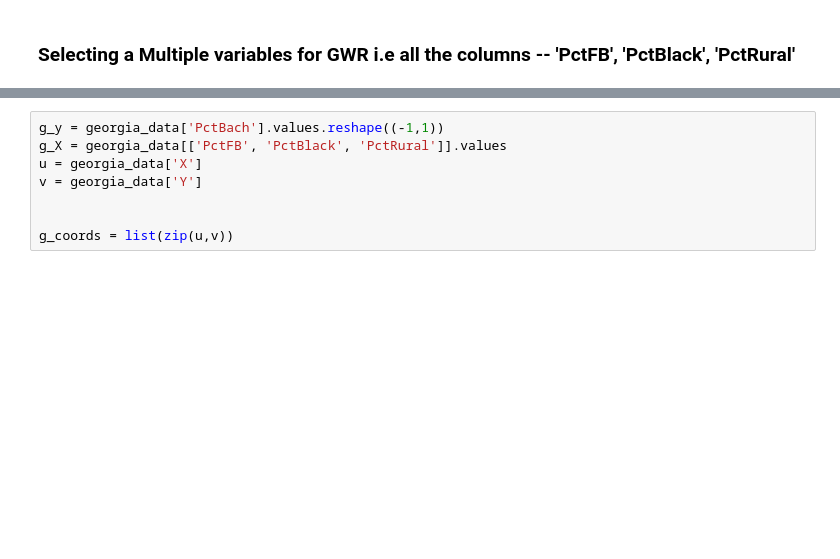
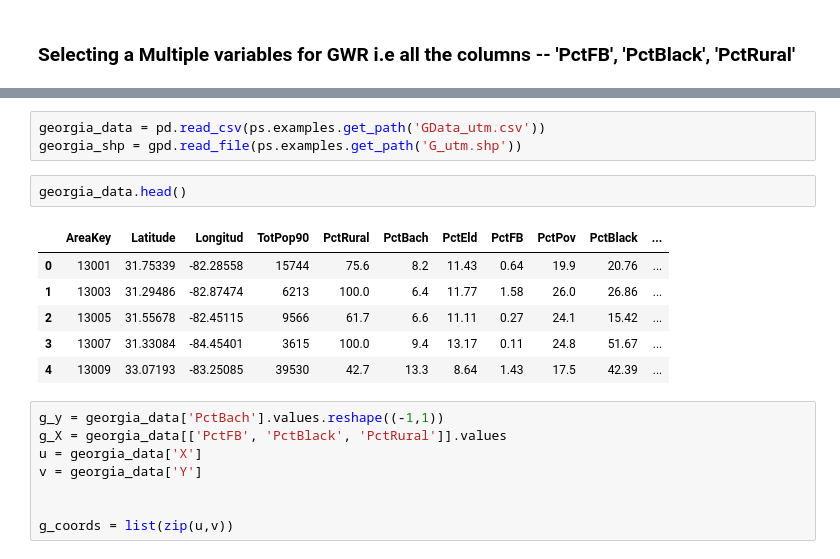
Before and after one commit to marquisvictor/GeogWCC, a Jupyter notebook: GWCC-2.ipynb, the cells around one changed output, grey strips where cells are left out. Drawn from its saved outputs; the diff is of its cells as text; blank space fills up the shorter version.

```diff
--- a/GWCC-2.ipynb
+++ b/GWCC-2.ipynb
@@ -71,3 +79,15 @@ print(f'{corr:.2f}') # to 2 d.p
+# %%
+georgia_data = pd.read_csv(ps.examples.get_path('GData_utm.csv'))
+georgia_shp = gpd.read_file(ps.examples.get_path('G_utm.shp'))
+# %%
+georgia_data.head()
+# %% [output]
+|  | AreaKey | Latitude | Longitud | TotPop90 | PctRural | PctBach | PctEld | PctFB | PctPov | PctBlack | ... |
+| 0 | 13001 | 31.75339 | -82.28558 | 15744 | 75.6 | 8.2 | 11.43 | 0.64 | 19.9 | 20.76 | ... |
+| 1 | 13003 | 31.29486 | -82.87474 | 6213 | 100.0 | 6.4 | 11.77 | 1.58 | 26.0 | 26.86 | ... |
+| 2 | 13005 | 31.55678 | -82.45115 | 9566 | 61.7 | 6.6 | 11.11 | 0.27 | 24.1 | 15.42 | ... |
+| 3 | 13007 | 31.33084 | -84.45401 | 3615 | 100.0 | 9.4 | 13.17 | 0.11 | 24.8 | 51.67 | ... |
+| 4 | 13009 | 33.07193 | -83.25085 | 39530 | 42.7 | 13.3 | 8.64 | 1.43 | 17.5 | 42.39 | ... |
 # %%
 g_y = georgia_data['PctBach'].values.reshape((-1,1))
 g_X = georgia_data[['PctFB', 'PctBlack', 'PctRural']].values
```
Also changed, not shown: parts of 2 cells of this notebook, 24 other files.
